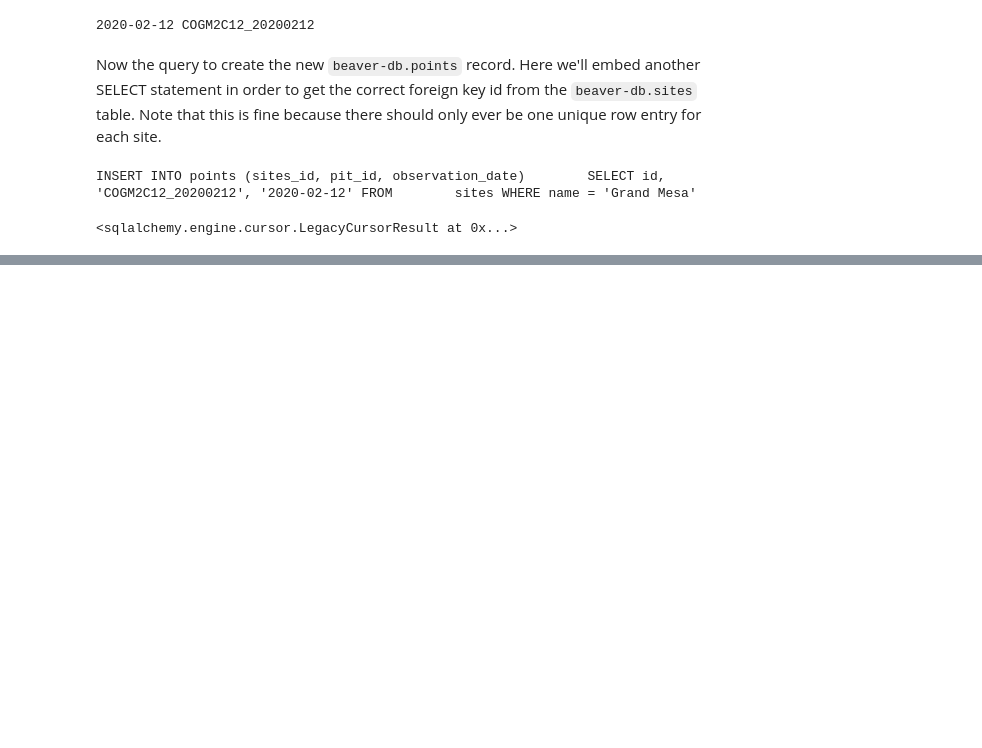
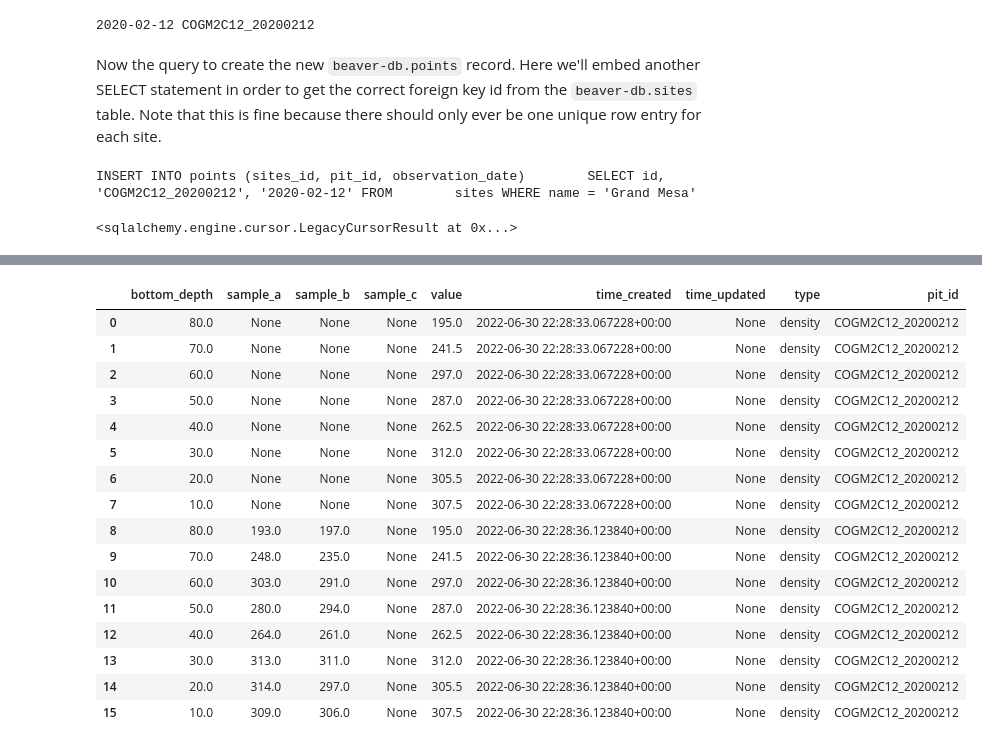
Before and after one commit to snowex-hackweek/db-re-structure, a Jupyter notebook: notebooks/db_beaver.ipynb, the cells around one changed output, grey strips where cells are left out. Saved outputs shown, nothing was run; the diff lists cells and outputs as text; code cells hidden in the pictures; blank space fills up the shorter version.

Commit message:
completed ingest of all beaver-db tables

```diff
--- a/notebooks/db_beaver.ipynb
+++ b/notebooks/db_beaver.ipynb
@@ -245,0 +258,24 @@ INSERT INTO points (sites_id, pit_id, observation_date)        SELECT id, 'COGM2
+# %%
+qry = "SELECT bottom_depth, sample_a, sample_b, sample_c, value, time_created, time_updated, type, pit_id \
+       FROM layers \
+       WHERE site_id = '2C12' AND time = '15:48:00+00:00' AND type = 'density'"
+df = pd.read_sql(qry, db_snowex_engine)
+df
+# %% [output]
+|  | bottom_depth | sample_a | sample_b | sample_c | value | time_created | time_updated | type | pit_id |
+| 0 | 80.0 | None | None | None | 195.0 | 2022-06-30 22:28:33.067228+00:00 | None | density | COGM2C12_20200212 |
+| 1 | 70.0 | None | None | None | 241.5 | 2022-06-30 22:28:33.067228+00:00 | None | density | COGM2C12_20200212 |
+| 2 | 60.0 | None | None | None | 297.0 | 2022-06-30 22:28:33.067228+00:00 | None | density | COGM2C12_20200212 |
+| 3 | 50.0 | None | None | None | 287.0 | 2022-06-30 22:28:33.067228+00:00 | None | density | COGM2C12_20200212 |
+| 4 | 40.0 | None | None | None | 262.5 | 2022-06-30 22:28:33.067228+00:00 | None | density | COGM2C12_20200212 |
+| 5 | 30.0 | None | None | None | 312.0 | 2022-06-30 22:28:33.067228+00:00 | None | density | COGM2C12_20200212 |
+| 6 | 20.0 | None | None | None | 305.5 | 2022-06-30 22:28:33.067228+00:00 | None | density | COGM2C12_20200212 |
+| 7 | 10.0 | None | None | None | 307.5 | 2022-06-30 22:28:33.067228+00:00 | None | density | COGM2C12_20200212 |
+| 8 | 80.0 | 193.0 | 197.0 | None | 195.0 | 2022-06-30 22:28:36.123840+00:00 | None | density | COGM2C12_20200212 |
+| 9 | 70.0 | 248.0 | 235.0 | None | 241.5 | 2022-06-30 22:28:36.123840+00:00 | None | density | COGM2C12_20200212 |
+| 10 | 60.0 | 303.0 | 291.0 | None | 297.0 | 2022-06-30 22:28:36.123840+00:00 | None | density | COGM2C12_20200212 |
+| 11 | 50.0 | 280.0 | 294.0 | None | 287.0 | 2022-06-30 22:28:36.123840+00:00 | None | density | COGM2C12_20200212 |
+| 12 | 40.0 | 264.0 | 261.0 | None | 262.5 | 2022-06-30 22:28:36.123840+00:00 | None | density | COGM2C12_20200212 |
+| 13 | 30.0 | 313.0 | 311.0 | None | 312.0 | 2022-06-30 22:28:36.123840+00:00 | None | density | COGM2C12_20200212 |
+| 14 | 20.0 | 314.0 | 297.0 | None | 305.5 | 2022-06-30 22:28:36.123840+00:00 | None | density | COGM2C12_20200212 |
+| 15 | 10.0 | 309.0 | 306.0 | None | 307.5 | 2022-06-30 22:28:36.123840+00:00 | None | density | COGM2C12_20200212 |
```
Also changed, not shown: parts of 18 cells of this notebook.
